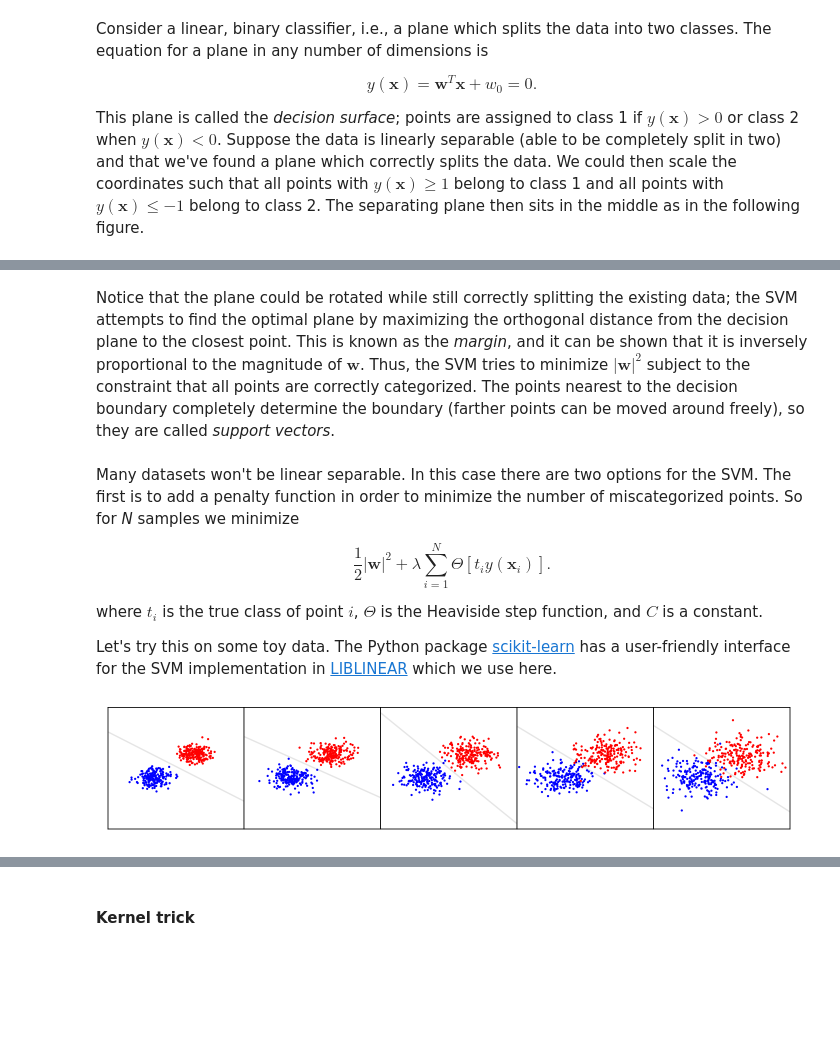
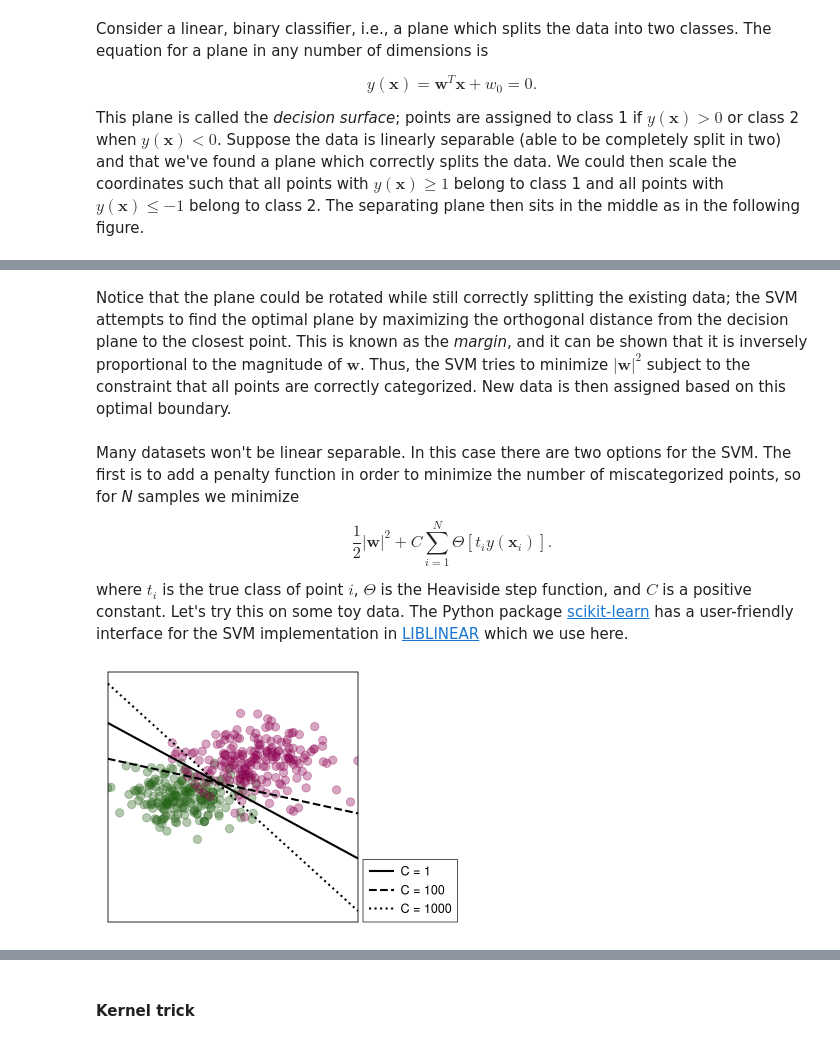
Before and after one commit to austin-hoover/blog_old, a Jupyter notebook: _notebooks/2021-04-01-authorship_identification.ipynb, the cells around one changed output, grey strips where cells are left out. Cells and saved outputs as stored; diff of their text form; code cells hidden in the pictures; blank space fills up the shorter version.

```diff
--- a/_notebooks/2021-04-01-authorship_identification.ipynb
+++ b/_notebooks/2021-04-01-authorship_identification.ipynb
@@ -64,12 +67,10 @@ This plane is called the *decision surface*; points are assigned to class 1 if $
 <img src=images_next/svm.png width=300>
 <figcaption>Maximum margin separating plane. Credit: Wikipedia.</figcaption>
 # %% [markdown]
-Notice that the plane could be rotated while still correctly splitting the existing data; the SVM attempts to find the optimal plane by maximizing the orthogonal distance from the decision plane to the closest point. This is known as the *margin*, and it can be shown that it is inversely proportional to the magnitude of $\mathbf{w}$. Thus, the SVM tries to minimize $|\mathbf{w}|^2$ subject to the constraint that all points are correctly categorized. The points nearest to the decision boundary completely determine the boundary (farther points can be moved around freely), so they are called *support vectors*.
+Notice that the plane could be rotated while still correctly splitting the existing data; the SVM attempts to find the optimal plane by maximizing the orthogonal distance from the decision plane to the closest point. This is known as the *margin*, and it can be shown that it is inversely proportional to the magnitude of $\mathbf{w}$. Thus, the SVM tries to minimize $|\mathbf{w}|^2$ subject to the constraint that all points are correctly categorized. New data is then assigned based on this optimal boundary.
 # %% [markdown]
-Many datasets won't be linear separable. In this case there are two options for the SVM. The first is to add a penalty function in order to minimize the number of miscategorized points. So for *N* samples we minimize
+Many datasets won't be linear separable. In this case there are two options for the SVM. The first is to add a penalty function in order to minimize the number of miscategorized points, so for *N* samples we minimize
 
-$$ \frac{1}{2}|\mathbf{w}|^2 + \lambda \sum_{i=1}^{N}{\Theta\left[{t_i y(\mathbf{x}_i)}\right]} . \tag{3}$$
+$$ \frac{1}{2}|\mathbf{w}|^2 +  C\sum_{i=1}^{N}{\Theta\left[{t_i y(\mathbf{x}_i)}\right]} . \tag{3}$$
 
-where $t_i$ is the true class of point $i$, $\Theta$ is the Heaviside step function, and $C$ is a constant.
-
-Let's try this on some toy data. The Python package [scikit-learn](https://scikit-learn.org/stable/modules/svm.html) has a user-friendly interface for the SVM implementation in [LIBLINEAR](https://www.csie.ntu.edu.tw/~cjlin/liblinear/) which we use here.
+where $t_i$ is the true class of point $i$, $\Theta$ is the Heaviside step function, and $C$ is a positive constant. Let's try this on some toy data. The Python package [scikit-learn](https://scikit-learn.org/stable/modules/svm.html) has a user-friendly interface for the SVM implementation in [LIBLINEAR](https://www.csie.ntu.edu.tw/~cjlin/liblinear/) which we use here.
@@ -79,28 +77,26 @@ from sklearn import svm
-# %%
-np.random.seed(3)
-n = 200
-y = n * [-1] + n * [+1] # correct class ids
-clf = svm.LinearSVC(C=0.5)
-coords, coeffs = [], []
-stdevs = np.linspace(1, 2, 5)
-
-for stdev in stdevs:
-    X = np.vstack([np.random.normal(size=(n, 2), loc=[0, 0], scale=stdev),
-                   np.random.normal(size=(n, 2), loc=[5, 5], scale=stdev)])
-    coords.append(X)
-    clf.fit(X, y)
-    coeffs.append(list(clf.coef_[0]) + [clf.intercept_])
-
-# Plot limits
-pad = 0.05
-xmin, ymin = (1 + pad) * np.min(np.min(coords, axis=1), axis=0)
-xmax, ymax = (1 + pad) * np.max(np.max(coords, axis=1), axis=0)
-
-fig, axes = plot.subplots(ncols=5, figsize=(7, 1.4), wspace=0)
-for ax, X, (w1, w2, w0) in zip(axes, coords, coeffs):
-    ax.scatter(X[:, 0], X[:, 1], s=1, c=y, cmap='bwr')
-    xvals = np.array([xmin, xmax])
-    ax.plot(xvals, -(w1 / w2) * xvals - (w0 / w2), 'k-', alpha=0.1, lw=1);
-axes.format(xlim=(xmin, xmax), xticks=[], yticks=[])
-# %% [output]
-[figure, removed]
+# %%
+import numpy as np
+from sklearn import svm
+
+np.random.seed(0)
+n = 200
+X = np.vstack([np.random.normal(size=(n, 2), loc=[0, 0], scale=2.0),
+               np.random.normal(size=(n, 2), loc=[5, 5], scale=2.5)])
+y = n * [1] + n * [-1]
+
+
+fig, ax = plot.subplots()
+ax.scatter(X[:, 0], X[:, 1], alpha=0.35, c=y)
+line_x = np.array([min(X[:, 0]), max(X[:, 0])])
+ax.format(xticks=[], yticks=[], xlim=line_x)
+C_vals = [1, 100, 1000]
+
+for C, ls in zip(C_vals, ['solid', 'dashed', 'dotted']):
+    clf = svm.LinearSVC(C=C)
+    clf.fit(X, y)
+    (w1, w2), w0 = clf.coef_[0], clf.intercept_
+    line_y = -(w1 / w2) * line_x - (w0 / w2)
+    ax.plot(line_x, line_y, c='k', ls=ls)
+ax.legend(labels=['C = {}'.format(C) for C in C_list], ncols=1, loc=(1.02, 0));
+# %% [output]
+[figure, added]
```
Also changed, not shown: parts of 10 cells of this notebook, 1 other file.
